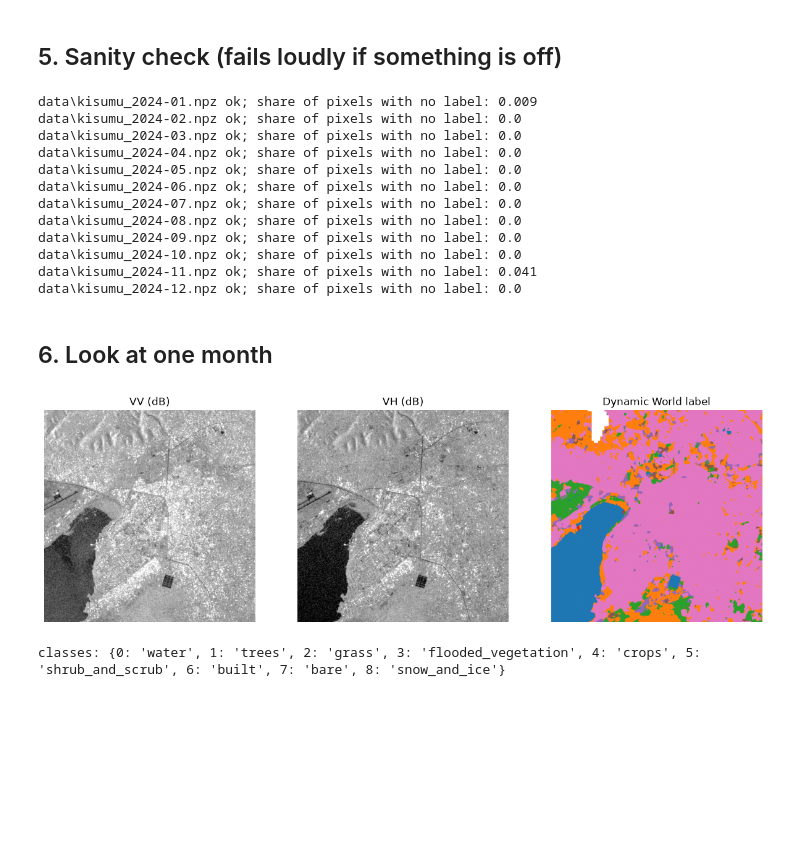
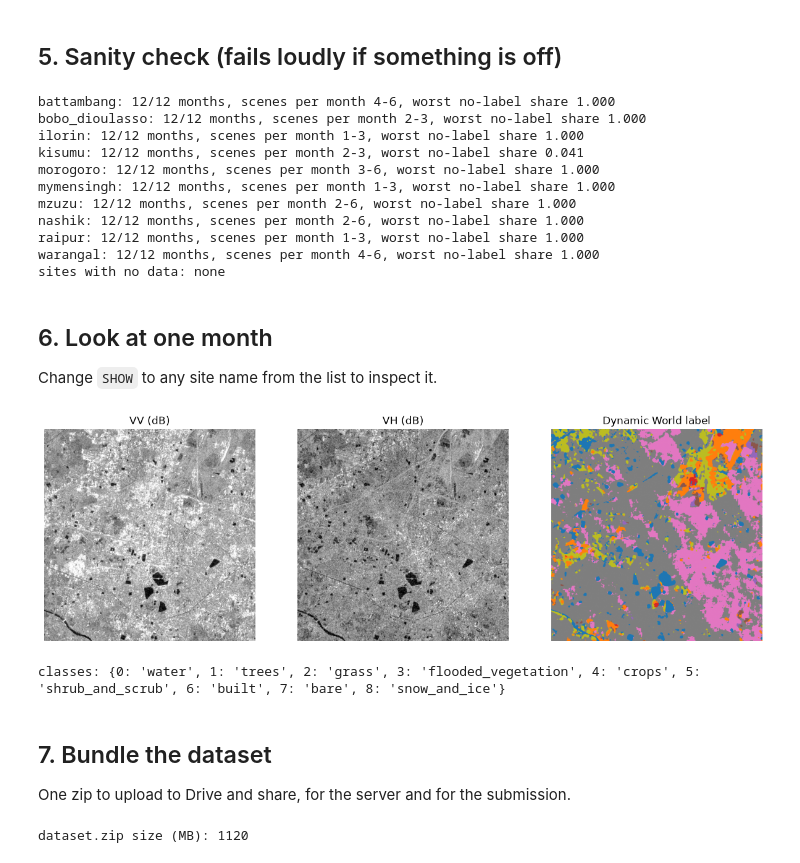
Before and after one commit to Yash-Annapure/Deep_learning_project, a Jupyter notebook: 01_data_export.ipynb, the cells around one changed output. Drawn from its saved outputs; the diff is of its cells as text; code cells hidden in the pictures; blank space fills up the shorter version.

Commit message:
Multi-site Sentinel-1 export with resumable download, gdown dependency, report notes
Co-Authored-By: Claude Sonnet 5.5 <noreply@anthropic.com>

```diff
--- a/01_data_export.ipynb
+++ b/01_data_export.ipynb
@@ -155,38 +191,62 @@ for m in MONTHS:
 ## 5. Sanity check (fails loudly if something is off)
 # %%
 import glob
-for f in sorted(glob.glob(f"data/{SITE_NAME}_{YEAR}-*.npz")):
+import collections
+
+per_site = collections.defaultdict(list)
+for f in sorted(glob.glob("data/*.npz")):
     d = np.load(f)
     assert d["radar"].shape == (2, SIZE_PX, SIZE_PX), f
     assert d["label"].shape == (SIZE_PX, SIZE_PX), f
     assert set(np.unique(d["label"])) <= set(range(len(CLASSES))) | {NODATA_LABEL}, f
-    print(f, "ok; share of pixels with no label:", round(float((d["label"] == NODATA_LABEL).mean()), 3))
+    site = os.path.basename(f).rsplit("_", 1)[0]
+    per_site[site].append((int(d["n_scenes"]), float((d["label"] == NODATA_LABEL).mean())))
+
+for site, rows in per_site.items():
+    scenes = [r[0] for r in rows]
+    print(f"{site}: {len(rows)}/12 months, scenes per month {min(scenes)}-{max(scenes)}, "
+          f"worst no-label share {max(r[1] for r in rows):.3f}")
+missing = [n for n, *_ in SITES if n not in per_site]
+print("sites with no data:", missing or "none")
 # %% [output]
-data\kisumu_2024-01.npz ok; share of pixels with no label: 0.009
-data\kisumu_2024-02.npz ok; share of pixels with no label: 0.0
-data\kisumu_2024-03.npz ok; share of pixels with no label: 0.0
-data\kisumu_2024-04.npz ok; share of pixels with no label: 0.0
-data\kisumu_2024-05.npz ok; share of pixels with no label: 0.0
-data\kisumu_2024-06.npz ok; share of pixels with no label: 0.0
-data\kisumu_2024-07.npz ok; share of pixels with no label: 0.0
-data\kisumu_2024-08.npz ok; share of pixels with no label: 0.0
-data\kisumu_2024-09.npz ok; share of pixels with no label: 0.0
-data\kisumu_2024-10.npz ok; share of pixels with no label: 0.0
-data\kisumu_2024-11.npz ok; share of pixels with no label: 0.041
-data\kisumu_2024-12.npz ok; share of pixels with no label: 0.0
+battambang: 12/12 months, scenes per month 4-6, worst no-label share 1.000
+bobo_dioulasso: 12/12 months, scenes per month 2-3, worst no-label share 1.000
+ilorin: 12/12 months, scenes per month 1-3, worst no-label share 1.000
+kisumu: 12/12 months, scenes per month 2-3, worst no-label share 0.041
+morogoro: 12/12 months, scenes per month 3-6, worst no-label share 1.000
+mymensingh: 12/12 months, scenes per month 1-3, worst no-label share 1.000
+mzuzu: 12/12 months, scenes per month 2-6, worst no-label share 1.000
+nashik: 12/12 months, scenes per month 2-6, worst no-label share 1.000
+raipur: 12/12 months, scenes per month 1-3, worst no-label share 1.000
+warangal: 12/12 months, scenes per month 4-6, worst no-label share 1.000
+sites with no data: none
 # %% [markdown]
 ## 6. Look at one month
+
+Change `SHOW` to any site name from the list to inspect it.
 # %%
-f = sorted(glob.glob(f"data/{SITE_NAME}_{YEAR}-*.npz"))[0]
+SHOW = "raipur"
+f = sorted(glob.glob(f"data/{SHOW}_{YEAR}-*.npz"))[0]
 d = np.load(f)
 fig, ax = plt.subplots(1, 3, figsize=(15, 5))
 ax[0].imshow(d["radar"][0], cmap="gray", vmin=-25, vmax=0); ax[0].set_title("VV (dB)")
 ax[1].imshow(d["radar"][1], cmap="gray", vmin=-30, vmax=-5); ax[1].set_title("VH (dB)")
 im = ax[2].imshow(np.where(d["label"] == NODATA_LABEL, np.nan, d["label"]), cmap="tab10", vmin=0, vmax=9)
 ax[2].set_title("Dynamic World label")
 for a in ax: a.axis("off")
 plt.show()
 print("classes:", dict(enumerate(CLASSES)))
 # %% [output]
-[figure, old version]
+[figure, new version]
 classes: {0: 'water', 1: 'trees', 2: 'grass', 3: 'flooded_vegetation', 4: 'crops', 5: 'shrub_and_scrub', 6: 'built', 7: 'bare', 8: 'snow_and_ice'}
+# %% [markdown]
+## 7. Bundle the dataset
+
+One zip to upload to Drive and share, for the server and for the submission.
+# %%
+import shutil
+
+shutil.make_archive("dataset", "zip", "data")   # makes dataset.zip next to this notebook; upload it to Drive and share the link
+print("dataset.zip size (MB):", round(os.path.getsize("dataset.zip") / 1e6))
+# %% [output]
+dataset.zip size (MB): 1120
```
Also changed, not shown: parts of 10 cells of this notebook, 4 other files.
